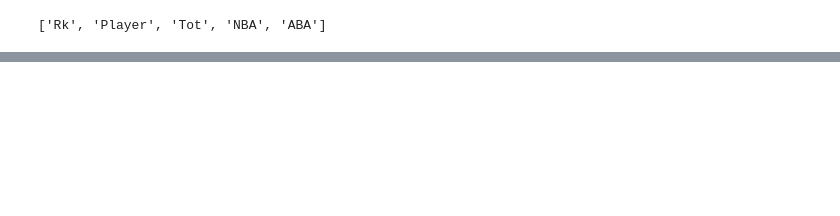
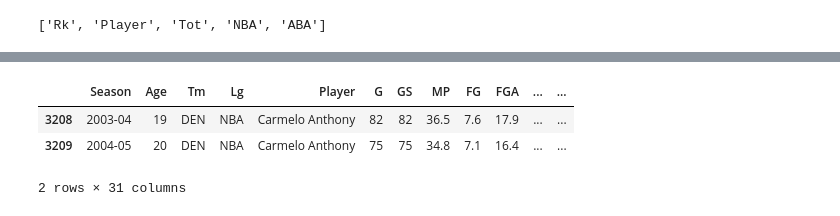
Before and after one commit to coleppert/NBA_AllStar_Prediction_Model, a Jupyter notebook: DataCollection/DataCollection.ipynb, the cells around one changed output, grey strips where cells are left out. Saved outputs shown, nothing was run; the diff lists cells and outputs as text; code cells hidden in the pictures; blank space fills up the shorter version.

```diff
--- a/DataCollection/DataCollection.ipynb
+++ b/DataCollection/DataCollection.ipynb
@@ -92,0 +196,7 @@ all_stars.head()
+# %%
+stats[stats['Player'] == 'Carmelo Anthony']
+# %% [output]
+|  | Season | Age | Tm | Lg | Player | G | GS | MP | FG | FGA | ... | ... |
+| 3208 | 2003-04 | 19 | DEN | NBA | Carmelo Anthony | 82 | 82 | 36.5 | 7.6 | 17.9 | ... | ... |
+| 3209 | 2004-05 | 20 | DEN | NBA | Carmelo Anthony | 75 | 75 | 34.8 | 7.1 | 16.4 | ... | ... |
+2 rows × 31 columns
```
Also changed, not shown: parts of 16 cells of this notebook.
